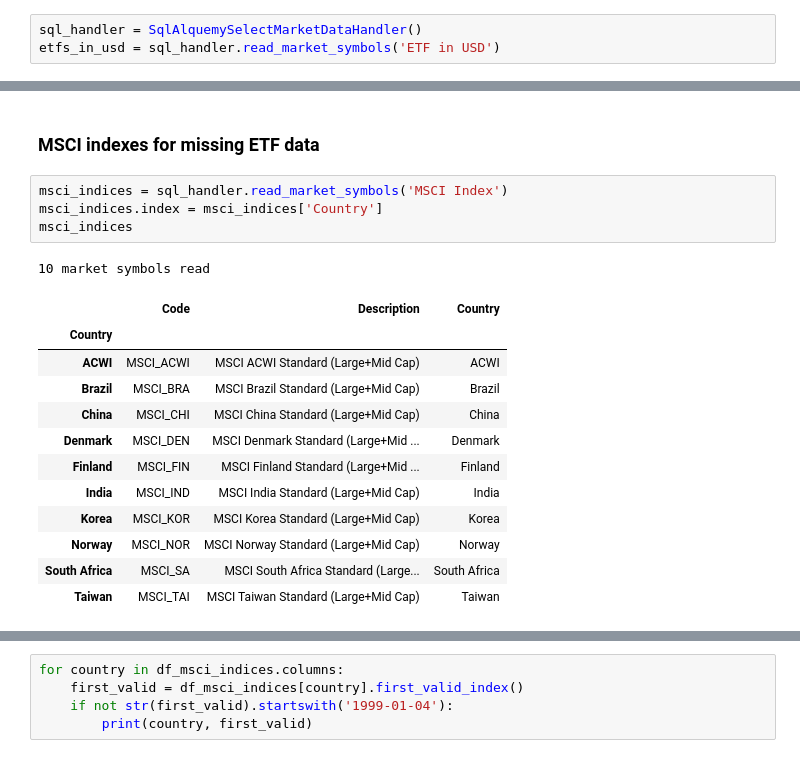
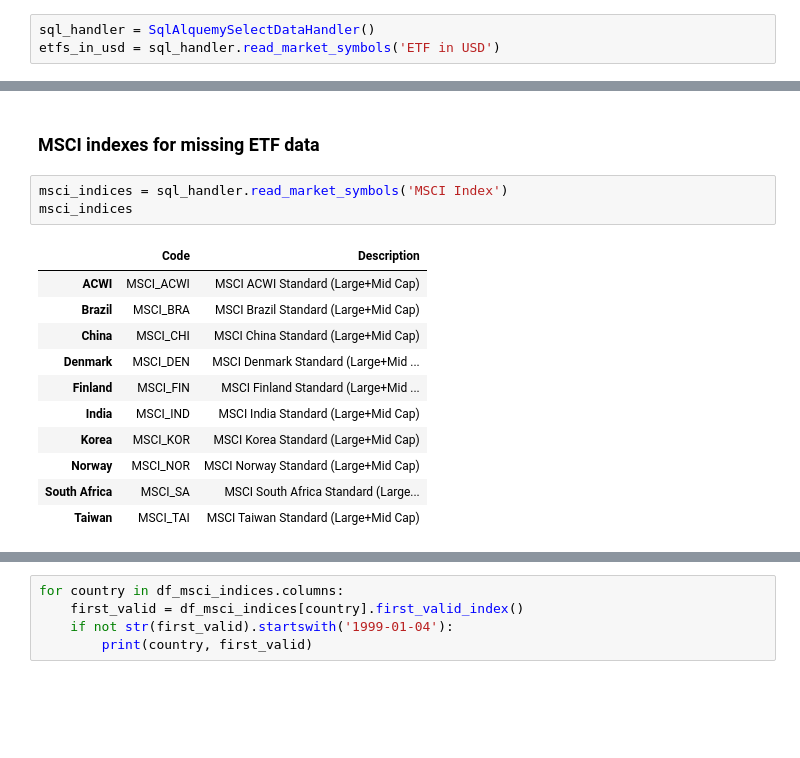
Before and after one commit to lharazin/TFM, a Jupyter notebook: Algorithm/synthetic_etfs.ipynb, the cells around one changed output, grey strips where cells are left out. Saved outputs shown, nothing was run; the diff lists cells and outputs as text; blank space fills up the shorter version.

```diff
--- a/Algorithm/synthetic_etfs.ipynb
+++ b/Algorithm/synthetic_etfs.ipynb
@@ -27,5 +27,5 @@ len(selected_countries)
 # %% [markdown]
 ### ETF data in USD from Nasdaq exchange which have the highest coverage
 # %%
-sql_handler = SqlAlquemySelectMarketDataHandler()
+sql_handler = SqlAlquemySelectDataHandler()
 etfs_in_usd = sql_handler.read_market_symbols('ETF in USD')
@@ -275,22 +262,19 @@ df_currency_rates
 ### MSCI indexes for missing ETF data
 # %%
 msci_indices = sql_handler.read_market_symbols('MSCI Index')
-msci_indices.index = msci_indices['Country']
 msci_indices
 # %% [output]
-10 market symbols read
-|  | Code | Description | Country |
-| Country |  |  |  |
-| ACWI | MSCI_ACWI | MSCI ACWI Standard (Large+Mid Cap) | ACWI |
-| Brazil | MSCI_BRA | MSCI Brazil Standard (Large+Mid Cap) | Brazil |
-| China | MSCI_CHI | MSCI China Standard (Large+Mid Cap) | China |
-| Denmark | MSCI_DEN | MSCI Denmark Standard (Large+Mid ... | Denmark |
-| Finland | MSCI_FIN | MSCI Finland Standard (Large+Mid ... | Finland |
-| India | MSCI_IND | MSCI India Standard (Large+Mid Cap) | India |
-| Korea | MSCI_KOR | MSCI Korea Standard (Large+Mid Cap) | Korea |
-| Norway | MSCI_NOR | MSCI Norway Standard (Large+Mid Cap) | Norway |
-| South Africa | MSCI_SA | MSCI South Africa Standard (Large... | South Africa |
-| Taiwan | MSCI_TAI | MSCI Taiwan Standard (Large+Mid Cap) | Taiwan |
+|  | Code | Description |
+| ACWI | MSCI_ACWI | MSCI ACWI Standard (Large+Mid Cap) |
+| Brazil | MSCI_BRA | MSCI Brazil Standard (Large+Mid Cap) |
+| China | MSCI_CHI | MSCI China Standard (Large+Mid Cap) |
+| Denmark | MSCI_DEN | MSCI Denmark Standard (Large+Mid ... |
+| Finland | MSCI_FIN | MSCI Finland Standard (Large+Mid ... |
+| India | MSCI_IND | MSCI India Standard (Large+Mid Cap) |
+| Korea | MSCI_KOR | MSCI Korea Standard (Large+Mid Cap) |
+| Norway | MSCI_NOR | MSCI Norway Standard (Large+Mid Cap) |
+| South Africa | MSCI_SA | MSCI South Africa Standard (Large... |
+| Taiwan | MSCI_TAI | MSCI Taiwan Standard (Large+Mid Cap) |
 # %%
 df_msci_indices = pd.DataFrame(index=pd.date_range('1999-01-04', '2023-12-29', freq='B'),
                                columns=msci_indices.index)
```
Also changed, not shown: parts of 12 cells of this notebook, 5 other files.
